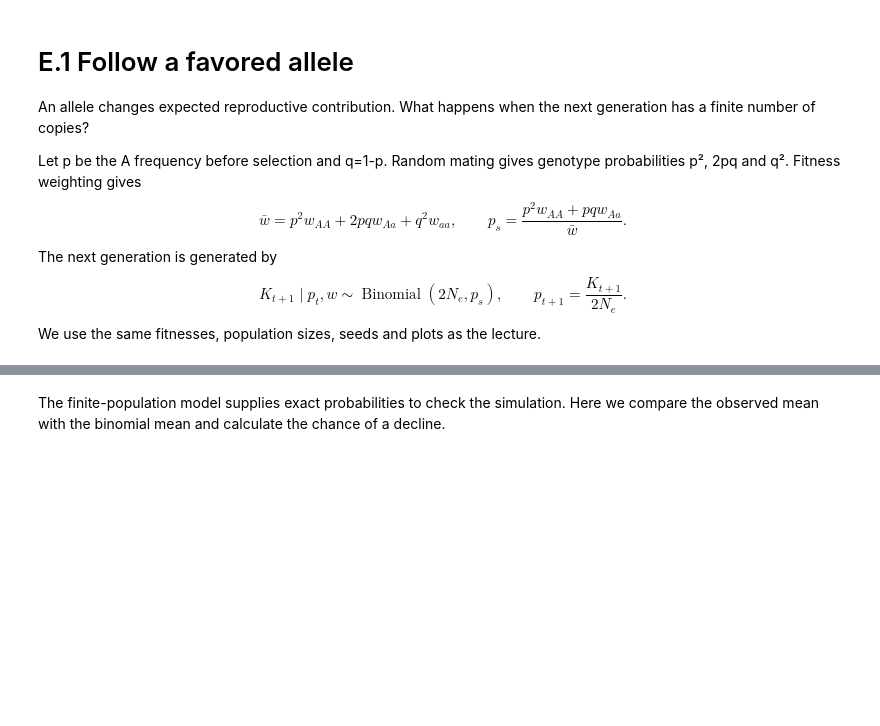
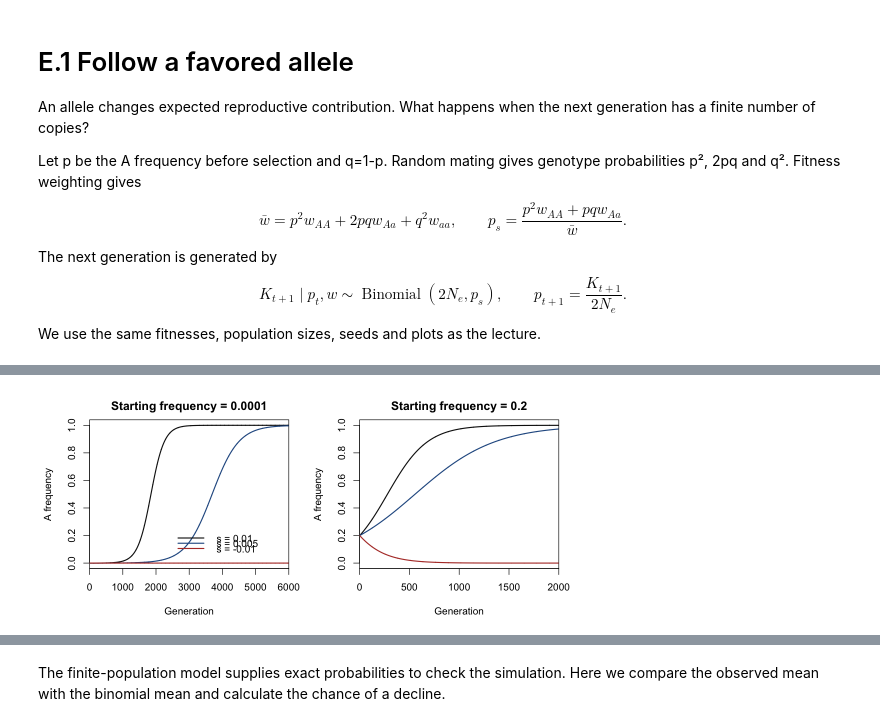
Before and after one commit to StatFunGen/hpgR, a Jupyter notebook: notebooks/P8149_Lecture_11_Favored_Allele.ipynb, the cells around one changed output, grey strips where cells are left out. Saved outputs shown, nothing was run; the diff lists cells and outputs as text; code cells hidden in the pictures; blank space fills up the shorter version.

```diff
--- a/notebooks/P8149_Lecture_11_Favored_Allele.ipynb
+++ b/notebooks/P8149_Lecture_11_Favored_Allele.ipynb
@@ -17,7 +12,7 @@ The helper below displays each plot. Setting the environment variable P8149_FIGU
 # %%
 library(hpgR)
 options(repr.plot.width = 9, repr.plot.height = 3.8)
-drawSelectionFigure <- function(name, draw, height = 3.6) {
+drawFigure <- function(name, draw, height = 3.6) {
     draw()
     figureDir <- Sys.getenv("P8149_FIGURE_DIR")
     if (nzchar(figureDir)) {
@@ -30,0 +32,24 @@ drawSelectionFigure <- function(name, draw, height = 3.6) {
+# %%
+drawFigure("selection_pritchard_2_81", function() {
+    par(mfrow = c(1, 2), mar = c(4.2, 4.3, 2.4, 1.6))
+    for (p0 in c(.0001, .20)) {
+        lastGeneration <- if (p0 == .0001) 6000L else 2000L
+        s <- c(.01, .005, -.01)
+        paths <- vapply(s, function(effect) {
+            selectionFrequencies(p0, c(1 + effect, 1 + effect / 2, 1),
+                                 lastGeneration - 1L)
+        }, numeric(lastGeneration))
+        colors <- c("#111111", "#265991", "#B33B32")
+        matplot(seq_len(lastGeneration), paths, type = "l", ylim = c(0, 1),
+                xlim = c(0, lastGeneration), xaxs = "i", lwd = 1.8, lty = 1,
+                col = colors, xlab = "Generation", ylab = "A frequency",
+                main = paste("Starting frequency =", format(p0, scientific = FALSE)))
+        if (p0 == .0001) {
+            legend("bottomright", paste("s =", s), inset = c(.03, .10),
+                   col = colors, lty = 1,
+                   lwd = 1.8, bty = "n")
+        }
+    }
+})
+# %% [output]
+[figure, added]
```
Also changed, not shown: parts of 6 cells of this notebook, 3 other files.
